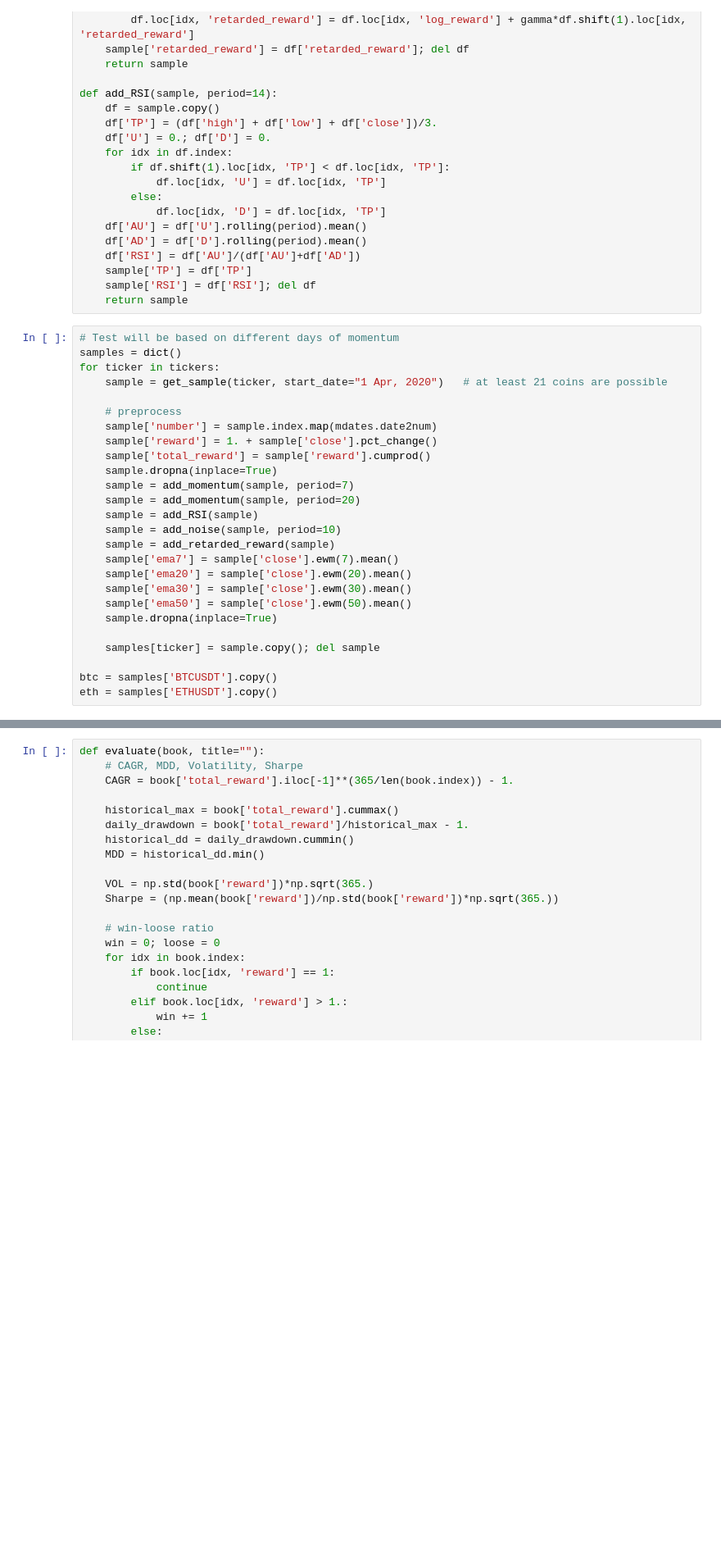
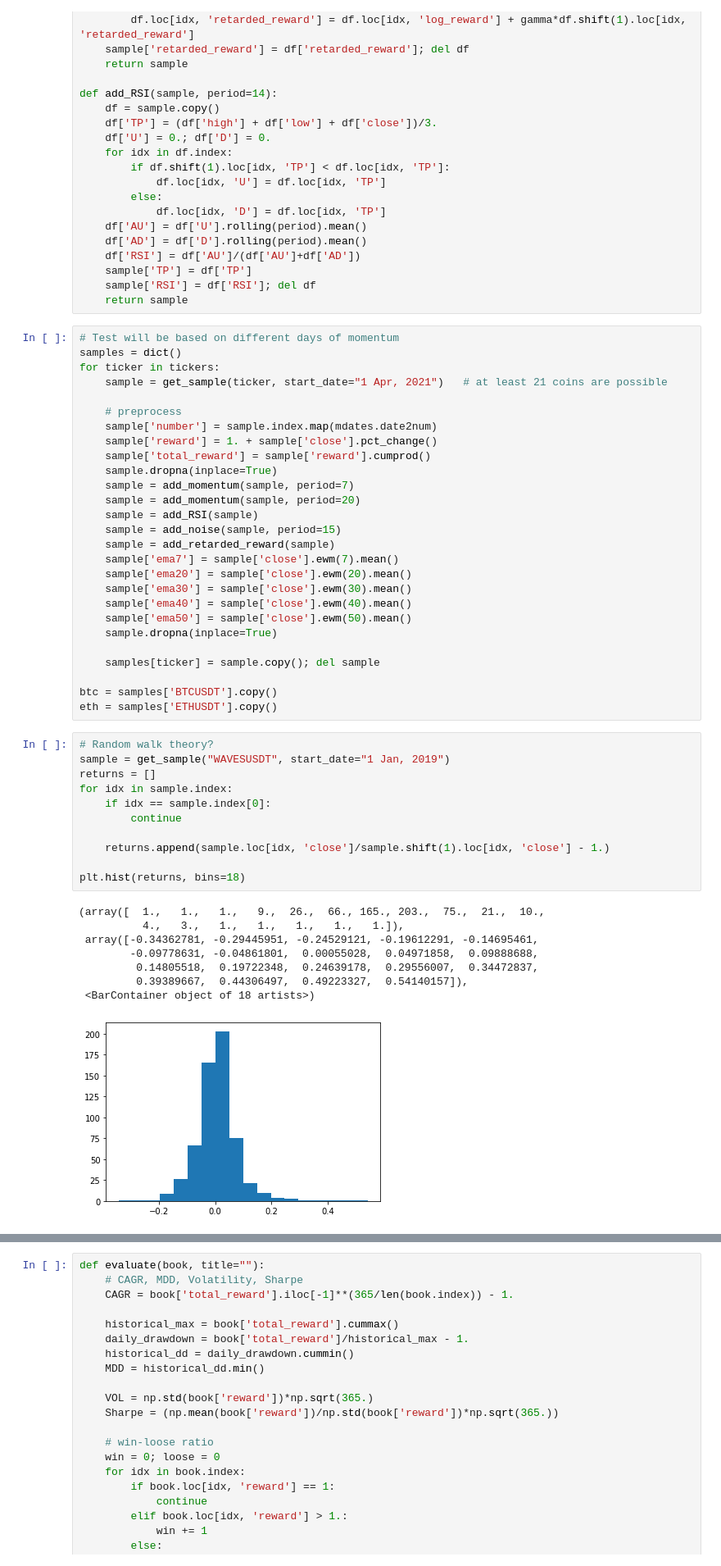
Before and after one commit to choij1589/SystemTrading, a Jupyter notebook: CoinTrading/Step3-MarketTiming.ipynb, the cells around one changed output, grey strips where cells are left out. Shown at 82% size. Drawn from its saved outputs; the diff is of its cells as text; blank space fills up the shorter version.

```diff
--- a/CoinTrading/Step3-MarketTiming.ipynb
+++ b/CoinTrading/Step3-MarketTiming.ipynb
@@ -97,7 +97,7 @@ def add_RSI(sample, period=14):
 # Test will be based on different days of momentum
 samples = dict()
 for ticker in tickers:
-    sample = get_sample(ticker, start_date="1 Apr, 2020")   # at least 21 coins are possible
+    sample = get_sample(ticker, start_date="1 Apr, 2021")   # at least 21 coins are possible
 
     # preprocess
     sample['number'] = sample.index.map(mdates.date2num)
@@ -107,11 +107,12 @@ for ticker in tickers:
     sample = add_momentum(sample, period=7)
     sample = add_momentum(sample, period=20)
     sample = add_RSI(sample)
-    sample = add_noise(sample, period=10)
+    sample = add_noise(sample, period=15)
     sample = add_retarded_reward(sample)
     sample['ema7'] = sample['close'].ewm(7).mean()
     sample['ema20'] = sample['close'].ewm(20).mean()
     sample['ema30'] = sample['close'].ewm(30).mean()
+    sample['ema40'] = sample['close'].ewm(40).mean()
     sample['ema50'] = sample['close'].ewm(50).mean()
     sample.dropna(inplace=True)
 
@@ -119,6 +120,26 @@ for ticker in tickers:
 
 btc = samples['BTCUSDT'].copy()
 eth = samples['ETHUSDT'].copy()
+# %%
+# Random walk theory?
+sample = get_sample("WAVESUSDT", start_date="1 Jan, 2019")
+returns = []
+for idx in sample.index:
+    if idx == sample.index[0]:
+        continue
+
+    returns.append(sample.loc[idx, 'close']/sample.shift(1).loc[idx, 'close'] - 1.)
+
+plt.hist(returns, bins=18)
+# %% [output]
+(array([  1.,   1.,   1.,   9.,  26.,  66., 165., 203.,  75.,  21.,  10.,
+          4.,   3.,   1.,   1.,   1.,   1.,   1.]),
+ array([-0.34362781, -0.29445951, -0.24529121, -0.19612291, -0.14695461,
+        -0.09778631, -0.04861801,  0.00055028,  0.04971858,  0.09888688,
+         0.14805518,  0.19722348,  0.24639178,  0.29556007,  0.34472837,
+         0.39389667,  0.44306497,  0.49223327,  0.54140157]),
+ <BarContainer object of 18 artists>)
+[figure, added]
 # %%
 plt.figure(figsize=(15, 12))
 p1 = plt.subplot(2, 1, 1)
```
Also changed, not shown: parts of 4 cells of this notebook, 1 other file.
